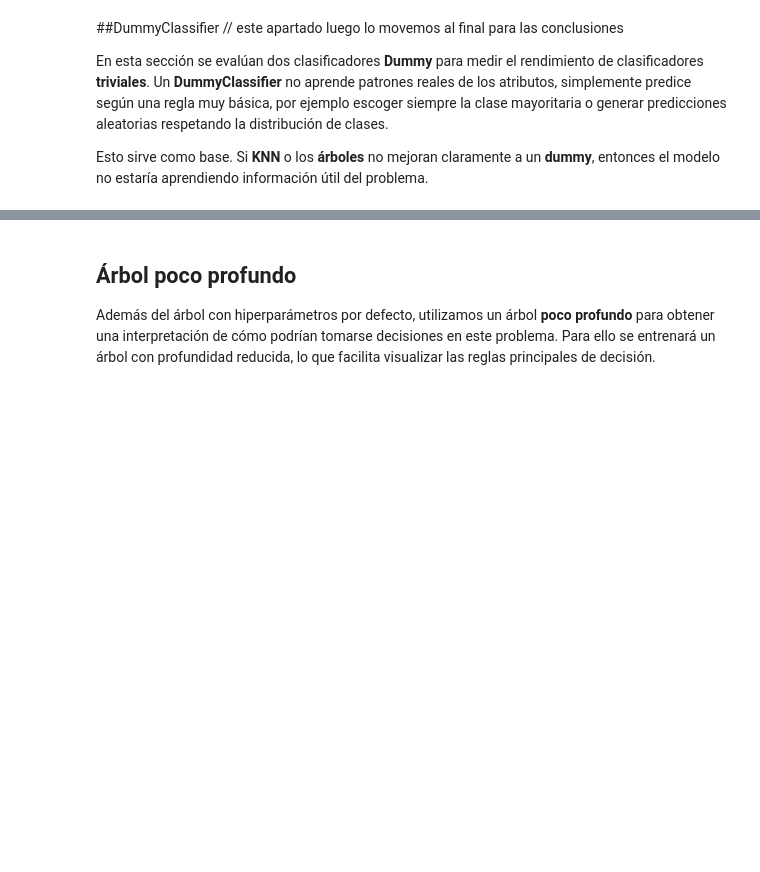
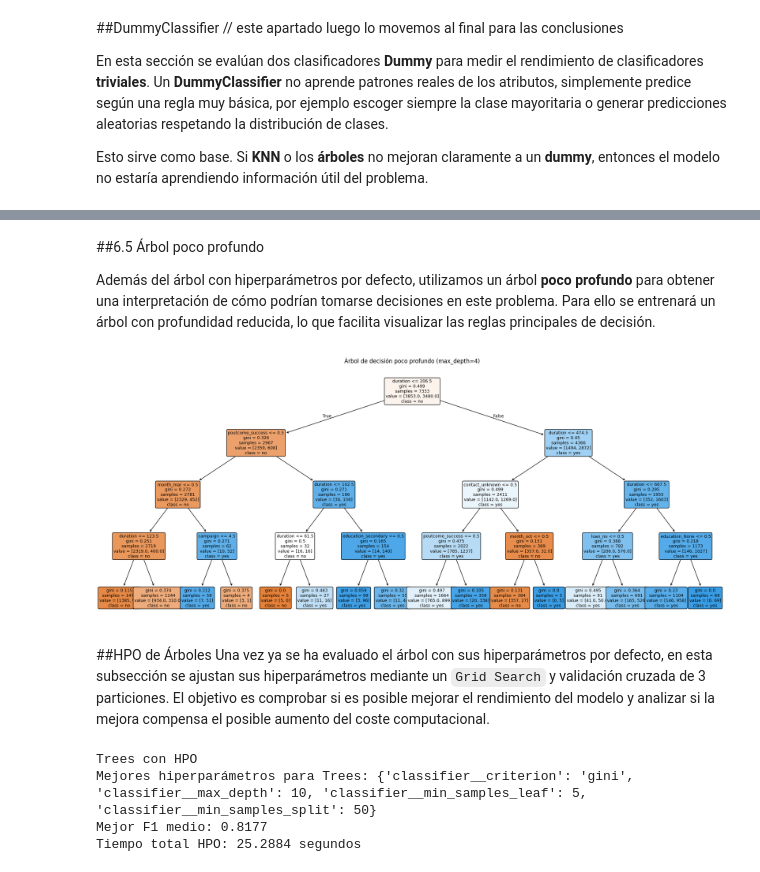
Before and after one commit to 100522401/P1_AA_100522396_100522401, a Jupyter notebook: notebooks/Cuaderno.ipynb, the cells around one changed output, grey strips where cells are left out. Saved outputs shown, nothing was run; the diff lists cells and outputs as text; code cells hidden in the pictures; blank space fills up the shorter version.

Commit message:
almost finished trees section

```diff
--- a/notebooks/Cuaderno.ipynb
+++ b/notebooks/Cuaderno.ipynb
@@ -875,39 +882,86 @@ print(f"Tiempo total CV: {elapsed:.4f} s")
 # %% [markdown]
-## Árbol poco profundo
+##6.5 Árbol poco profundo
 
 Además del árbol con hiperparámetros por defecto, utilizamos un árbol **poco profundo** para obtener una interpretación de cómo podrían tomarse decisiones en este problema. Para ello se entrenará un árbol con profundidad reducida, lo que facilita visualizar las reglas principales de decisión.
 # %%
 from sklearn.tree import plot_tree
-
-# Se extraen las columnas numéricas y categóricas del train
-num_cols_train = X_train.select_dtypes(include=["number", "bool"]).columns.tolist()
-cat_cols_train = X_train.select_dtypes(include=["object", "category"]).columns.tolist()
 
 # Pipeline del árbol poco profundo
 pipeline_tree_shallow = create_pipeline(
     model=DecisionTreeClassifier(max_depth=4, random_state=SEED),
-    num_cols=num_cols_train,
-    cat_cols=cat_cols_train,
+    num_cols=num_cols,
+    cat_cols=cat_cols,
     numeric_scaler=None
 )
 
 # Se ajusta el modelo para poder visualizarlo
 pipeline_tree_shallow.fit(X_train, y_train)
 
 # Se recuperan los nombres de las variables tras el preprocesado
 preprocessor_fitted = pipeline_tree_shallow.named_steps["preprocessor"]
-cat_feature_names = preprocessor_fitted.named_transformers_["cat"].named_steps["onehot"].get_feature_names_out(cat_cols_train)
-feature_names = num_cols_train + list(cat_feature_names)
+cat_feature_names = preprocessor_fitted.named_transformers_["cat"].named_steps["onehot"].get_feature_names_out(cat_cols)
+feature_names = num_cols + list(cat_feature_names)
 
 # Representación gráfica del árbol
 plt.figure(figsize=(24, 10))
 plot_tree(
     pipeline_tree_shallow.named_steps["classifier"],
     feature_names=feature_names,
     class_names=["no", "yes"],
     filled=True,
     rounded=True,
     fontsize=9
 )
 plt.title("Árbol de decisión poco profundo (max_depth=4)")
 plt.show()
+# %% [output]
+[figure, added]
+# %% [markdown]
+##HPO de Árboles
+Una vez ya se ha evaluado el árbol con sus hiperparámetros por defecto, en esta subsección se ajustan sus hiperparámetros mediante un `Grid Search` y validación cruzada de 3 particiones. El objetivo es comprobar si es posible mejorar el rendimiento del modelo y analizar si la mejora compensa el posible aumento del coste computacional.
+# %%
+from sklearn.model_selection import GridSearchCV
+
+# Pipeline del árbol
+pipeline_tree = create_pipeline(
+    model=DecisionTreeClassifier(random_state=SEED),
+    num_cols=num_cols,
+    cat_cols=cat_cols,
+    numeric_scaler=None
+)
+
+# Grid
+param_grid_tree = {
+    "classifier__criterion": ["gini", "entropy"],
+    "classifier__max_depth": [3, 5, 7, 10, None],
+    "classifier__min_samples_split": [2, 10, 20, 50],
+    "classifier__min_samples_leaf": [1, 5, 10, 20]
+}
+
+grid_tree = GridSearchCV(
+    estimator=pipeline_tree,
+    param_grid=param_grid_tree,
+    scoring=f1_scorer,
+    cv=cv_inner,
+    n_jobs=-1,
+    return_train_score=False,
+    error_score="raise"
+)
+
+# Tiempo
+start = time.perf_counter()
+
+grid_tree.fit(X_train, y_train)
+
+elapsed = time.perf_counter() - start
+
+# Resultados
+print("Trees con HPO")
+print("Mejores hiperparámetros para Trees:", grid_tree.best_params_)
+print(f"Mejor F1 medio: {grid_tree.best_score_:.4f}")
+print(f"Tiempo total HPO: {elapsed:.4f} segundos")
+# %% [output]
+Trees con HPO
+Mejores hiperparámetros para Trees: {'classifier__criterion': 'gini', 'classifier__max_depth': 10, 'classifier__min_samples_leaf': 5, 'classifier__min_samples_split': 50}
+Mejor F1 medio: 0.8177
+Tiempo total HPO: 25.2884 segundos
```
Also changed, not shown: parts of 18 cells of this notebook.
